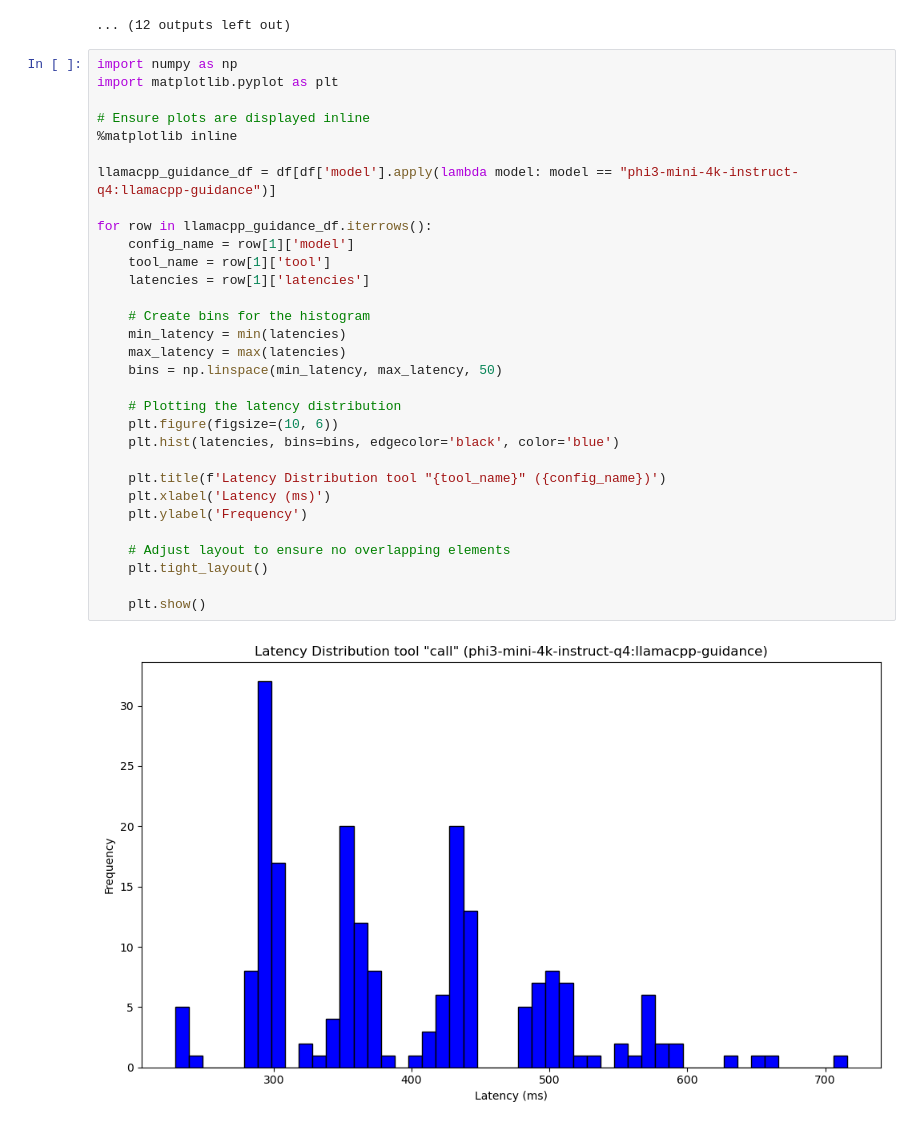
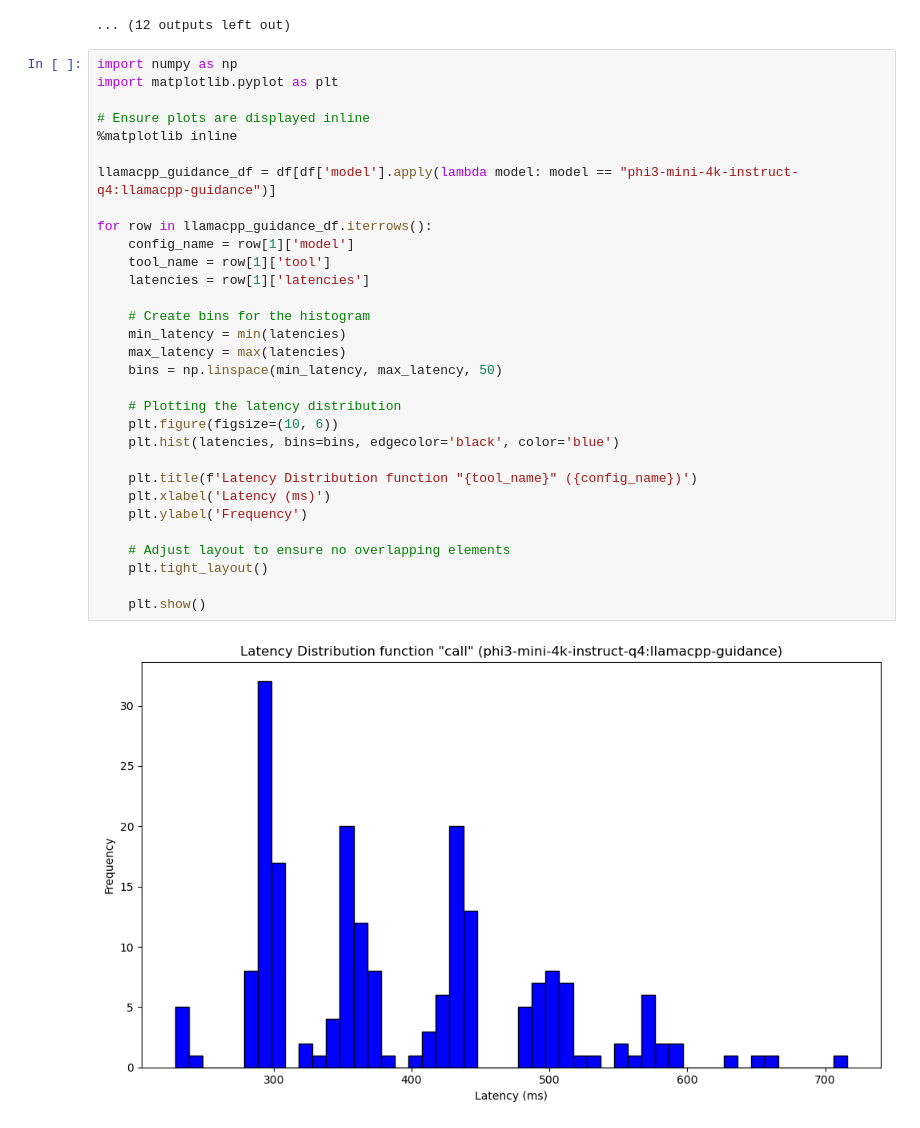
Before and after one commit to timfpark/agent-eval, a Jupyter notebook: Function Calling Evaluation.ipynb, the cells around one changed output. Cells and saved outputs as stored; diff of their text form.

```diff
--- a/Function Calling Evaluation.ipynb
+++ b/Function Calling Evaluation.ipynb
@@ -405,32 +404,32 @@ generated params: {'temperature': 25.5}
 import numpy as np
 import matplotlib.pyplot as plt
 
 # Ensure plots are displayed inline
 %matplotlib inline
 
 llamacpp_guidance_df = df[df['model'].apply(lambda model: model == "phi3-mini-4k-instruct-q4:llamacpp-guidance")]
 
 for row in llamacpp_guidance_df.iterrows():
     config_name = row[1]['model']
     tool_name = row[1]['tool']
     latencies = row[1]['latencies']
 
     # Create bins for the histogram
     min_latency = min(latencies)
     max_latency = max(latencies)
     bins = np.linspace(min_latency, max_latency, 50)
 
     # Plotting the latency distribution
     plt.figure(figsize=(10, 6))
     plt.hist(latencies, bins=bins, edgecolor='black', color='blue')
 
-    plt.title(f'Latency Distribution tool "{tool_name}" ({config_name})')
+    plt.title(f'Latency Distribution function "{tool_name}" ({config_name})')
     plt.xlabel('Latency (ms)')
     plt.ylabel('Frequency')
 
     # Adjust layout to ensure no overlapping elements
     plt.tight_layout()
 
     plt.show()
 # %% [output]
-[figure, old version]
+[figure, new version]
```
Also changed, not shown: parts of 5 cells of this notebook, 12 other files.
